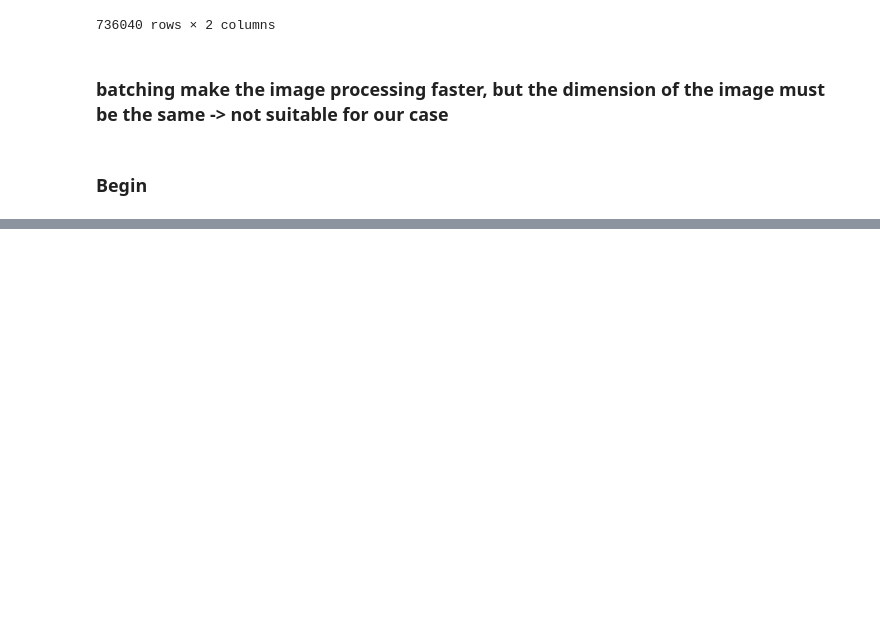
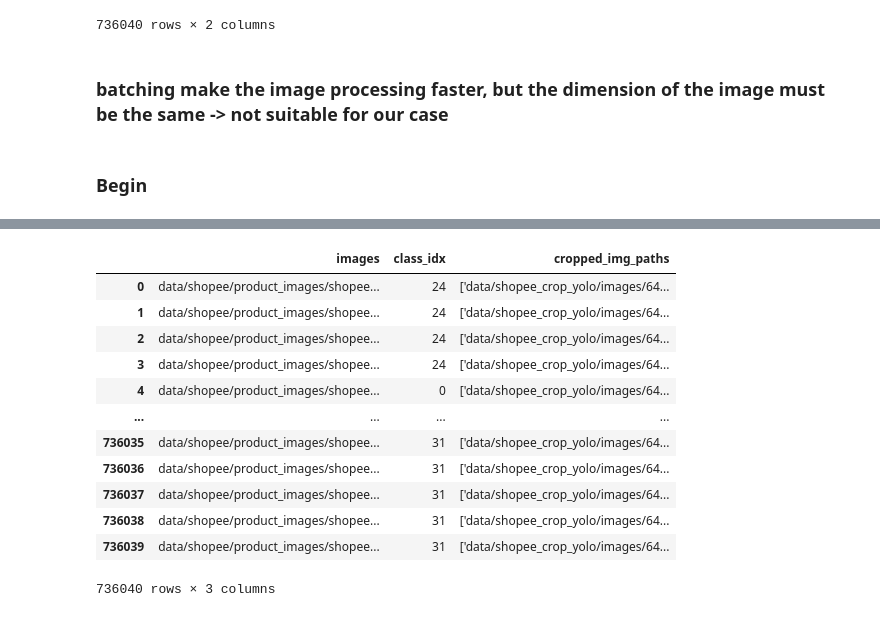
Before and after one commit to EFISS-Capstone-SU23/AI-model-query-service, a Jupyter notebook: trainer/notebooks/yolo/cropped_dataset.ipynb, the cells around one changed output, grey strips where cells are left out. Drawn from its saved outputs; the diff is of its cells as text; code cells hidden in the pictures; blank space fills up the shorter version.

Commit message:
create deephashing yolo cropped shopee  dataset

```diff
--- a/trainer/notebooks/yolo/cropped_dataset.ipynb
+++ b/trainer/notebooks/yolo/cropped_dataset.ipynb
@@ -276,0 +290,18 @@ df.to_csv('data/shopee_crop_yolo/cropped_dataset.csv', index=False)
+# %%
+df = pd.read_csv('data/shopee_crop_yolo/cropped_dataset.csv')
+# %%
+df
+# %% [output]
+|  | images | class_idx | cropped_img_paths |
+| 0 | data/shopee/product_images/shopee... | 24 | ['data/shopee_crop_yolo/images/64... |
+| 1 | data/shopee/product_images/shopee... | 24 | ['data/shopee_crop_yolo/images/64... |
+| 2 | data/shopee/product_images/shopee... | 24 | ['data/shopee_crop_yolo/images/64... |
+| 3 | data/shopee/product_images/shopee... | 24 | ['data/shopee_crop_yolo/images/64... |
+| 4 | data/shopee/product_images/shopee... | 0 | ['data/shopee_crop_yolo/images/64... |
+| ... | ... | ... | ... |
+| 736035 | data/shopee/product_images/shopee... | 31 | ['data/shopee_crop_yolo/images/64... |
+| 736036 | data/shopee/product_images/shopee... | 31 | ['data/shopee_crop_yolo/images/64... |
+| 736037 | data/shopee/product_images/shopee... | 31 | ['data/shopee_crop_yolo/images/64... |
+| 736038 | data/shopee/product_images/shopee... | 31 | ['data/shopee_crop_yolo/images/64... |
+| 736039 | data/shopee/product_images/shopee... | 31 | ['data/shopee_crop_yolo/images/64... |
+736040 rows × 3 columns
```
Also changed, not shown: parts of 30 cells of this notebook.
